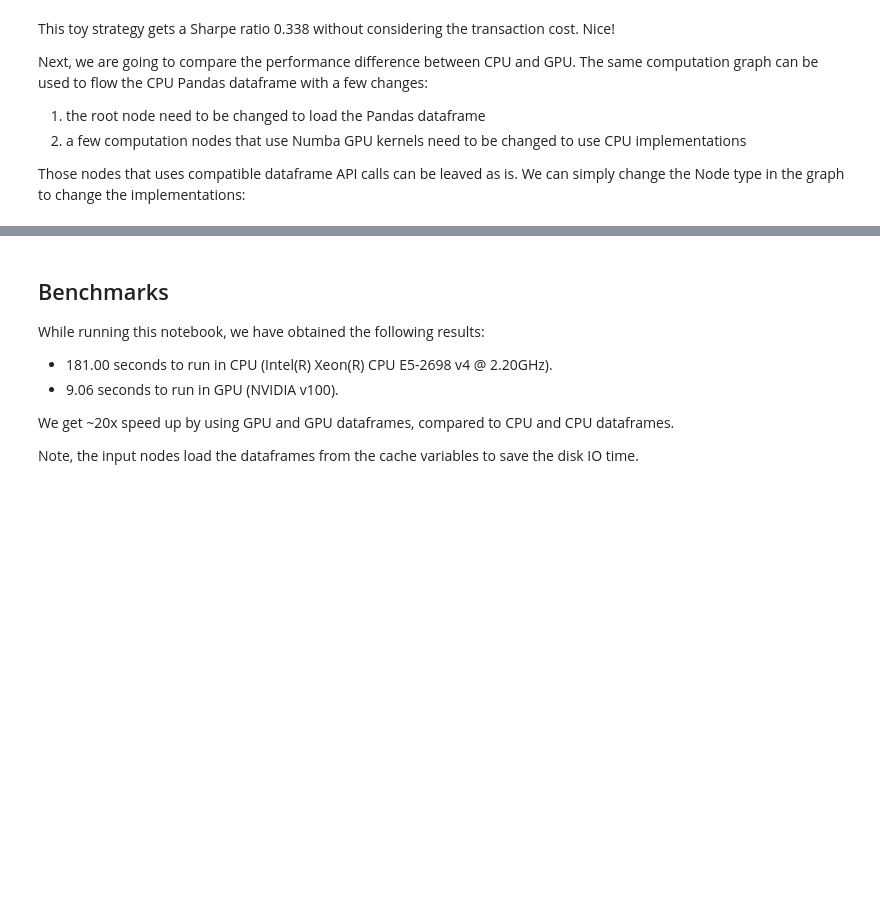
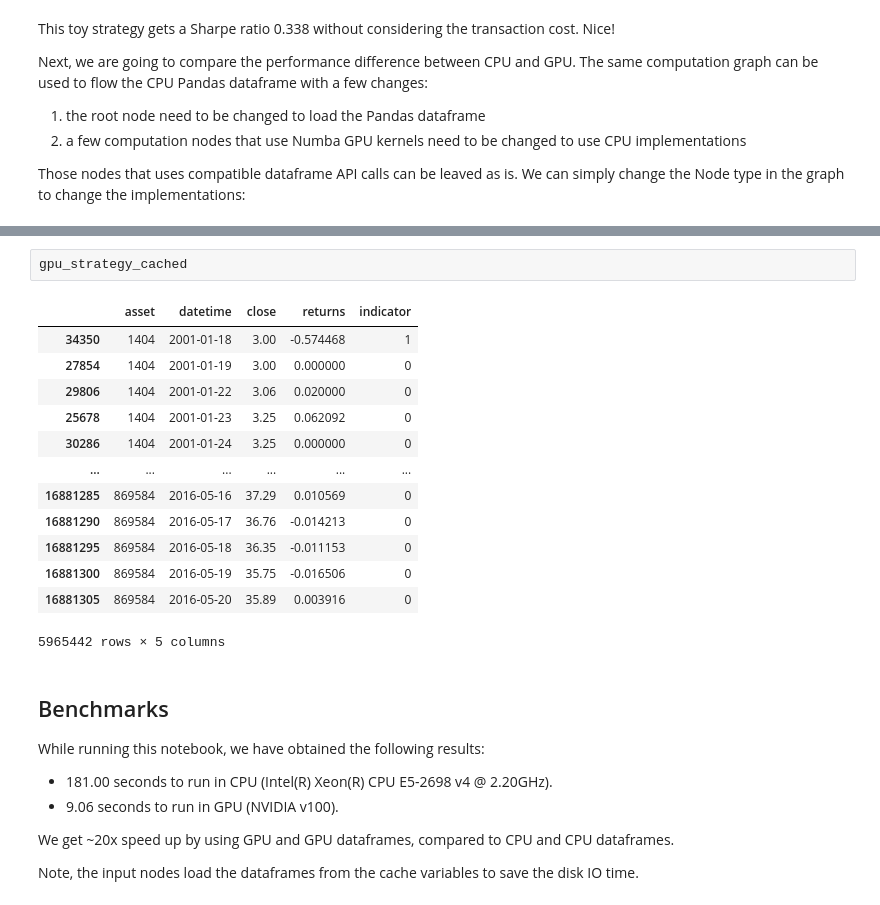
Before and after one commit to NVIDIA/fsi-samples, a Jupyter notebook: notebooks/04_portfolio_trade.ipynb, the cells around one changed output, grey strips where cells are left out. Drawn from its saved outputs; the diff is of its cells as text; blank space fills up the shorter version.

```diff
--- a/notebooks/04_portfolio_trade.ipynb
+++ b/notebooks/04_portfolio_trade.ipynb
@@ -273,3 +273,19 @@ Figure(axes=[Axis(label='Cumulative return', orientation='vertical', scale=Linea
+# %%
+gpu_strategy_cached
+# %% [output]
+|  | asset | datetime | close | returns | indicator |
+| 34350 | 1404 | 2001-01-18 | 3.00 | -0.574468 | 1 |
+| 27854 | 1404 | 2001-01-19 | 3.00 | 0.000000 | 0 |
+| 29806 | 1404 | 2001-01-22 | 3.06 | 0.020000 | 0 |
+| 25678 | 1404 | 2001-01-23 | 3.25 | 0.062092 | 0 |
+| 30286 | 1404 | 2001-01-24 | 3.25 | 0.000000 | 0 |
+| ... | ... | ... | ... | ... | ... |
+| 16881285 | 869584 | 2016-05-16 | 37.29 | 0.010569 | 0 |
+| 16881290 | 869584 | 2016-05-17 | 36.76 | -0.014213 | 0 |
+| 16881295 | 869584 | 2016-05-18 | 36.35 | -0.011153 | 0 |
+| 16881300 | 869584 | 2016-05-19 | 35.75 | -0.016506 | 0 |
+| 16881305 | 869584 | 2016-05-20 | 35.89 | 0.003916 | 0 |
+5965442 rows × 5 columns
 # %% [markdown]
 ## Benchmarks
 
```
Also changed, not shown: parts of 5 cells of this notebook, 4 other files.
